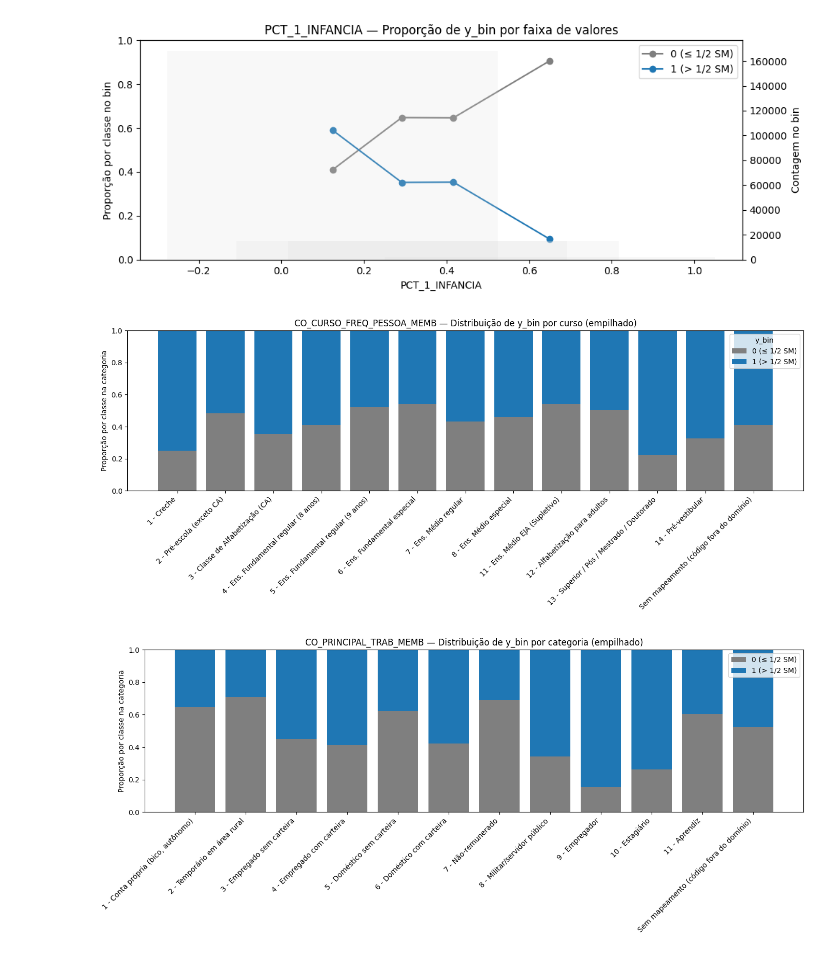
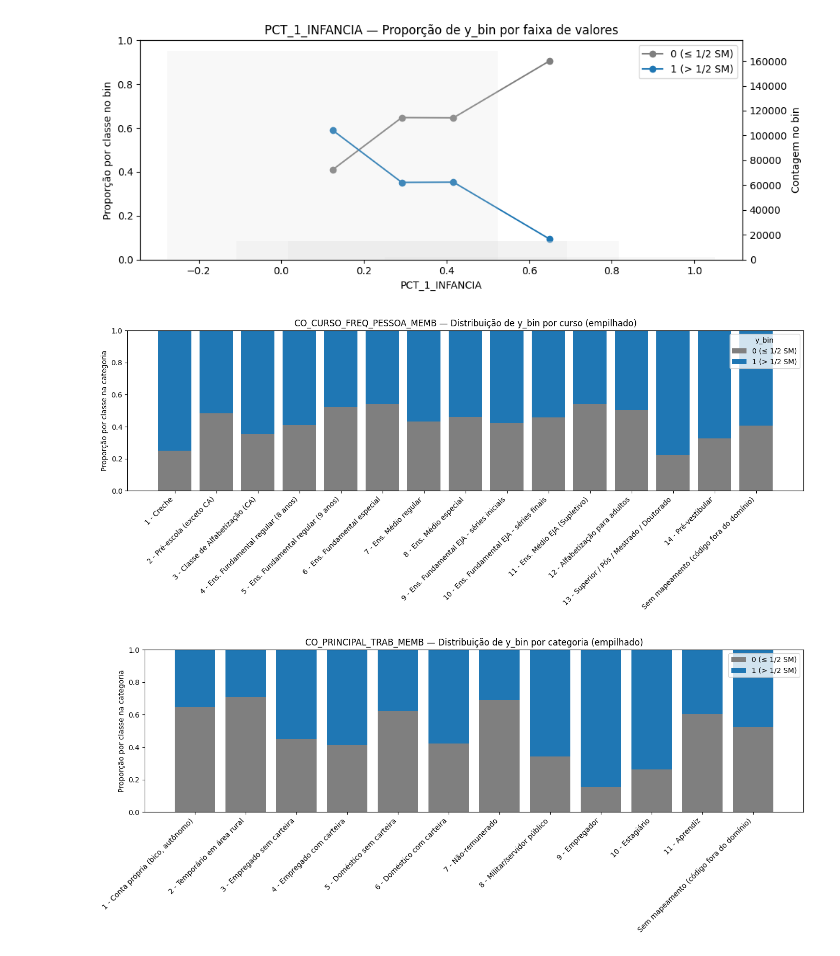
Before and after one commit to mariananresende/predicao_classe_renda_informal, a Jupyter notebook: ML_df_prop_binario.ipynb, the cells around one changed output. Drawn from its saved outputs; the diff is of its cells as text; code cells hidden in the pictures.

```diff
--- a/ML_df_prop_binario.ipynb
+++ b/ML_df_prop_binario.ipynb
@@ -1769,7 +1762,7 @@ df_plot.loc[
 
 # agrupar raras APENAS entre códigos válidos
 vc_valid = df_plot.loc[df_plot["categoria_cod"].isin(CODIGOS_VALIDOS), "categoria_cod"].value_counts()
-#raras = vc_valid[vc_valid < MIN_COUNT].index.tolist()
+raras = []
 
 # códigos raros -> OUTROS (-1)
 df_plot.loc[df_plot["categoria_cod"].isin(raras), "categoria_cod"] = -1
@@ -1818,34 +1811,34 @@ prop = prop.loc[sorted(prop.index, key=ordem_rotulo)]
 
 # -----------------------------
 # PLOT (empilhado)
 # -----------------------------
 if CLASSES == [0, 1]:
     cores = {0: CINZA, 1: AZUL}
     legendas = {0: "0 (≤ 1/2 SM)", 1: "1 (> 1/2 SM)"}
     legend_title = "y_bin"
 else:
     cores = {0: AZUL, 1: CINZA, 2: AZUL_ESCURO}
     legendas = {0: "0", 1: "1", 2: "2"}
     legend_title = "classe_renda"
 
 x = np.arange(len(prop.index))
 bottom = np.zeros(len(prop.index))
 
 plt.figure(figsize=(14, 6))
 for k in CLASSES:
     vals = prop[k].to_numpy()
     plt.bar(x, vals, bottom=bottom, label=legendas.get(k, str(k)), color=cores[k])
     bottom += vals
 
 plt.xticks(x, prop.index, rotation=45, ha="right")
 plt.ylim(0, 1)
 plt.ylabel("Proporção por classe na categoria")
 plt.title(f"{col} — Distribuição de {target} por curso (empilhado)")
 plt.legend(title=legend_title, loc="upper right")
 plt.tight_layout()
 plt.show()
 # %% [output]
-[figure, old version]
+[figure, new version]
 # %%
 import numpy as np
 import pandas as pd
```
Also changed, not shown: parts of 10 cells of this notebook, 5 other files.
